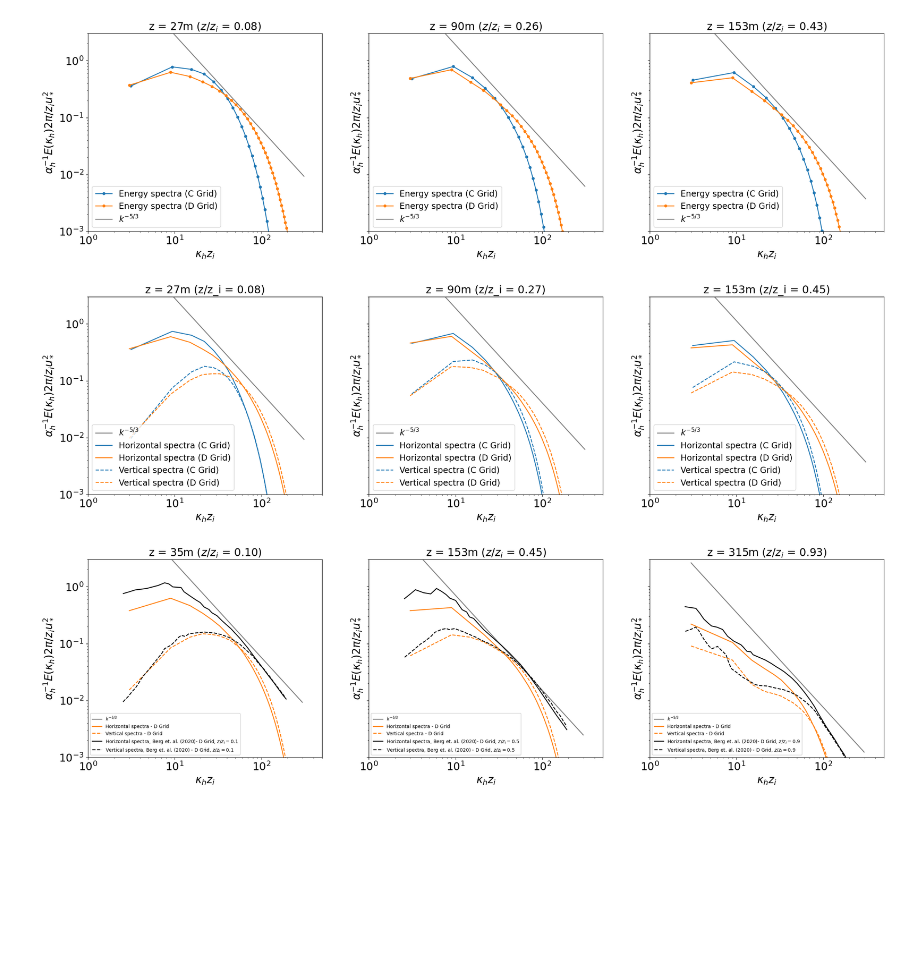
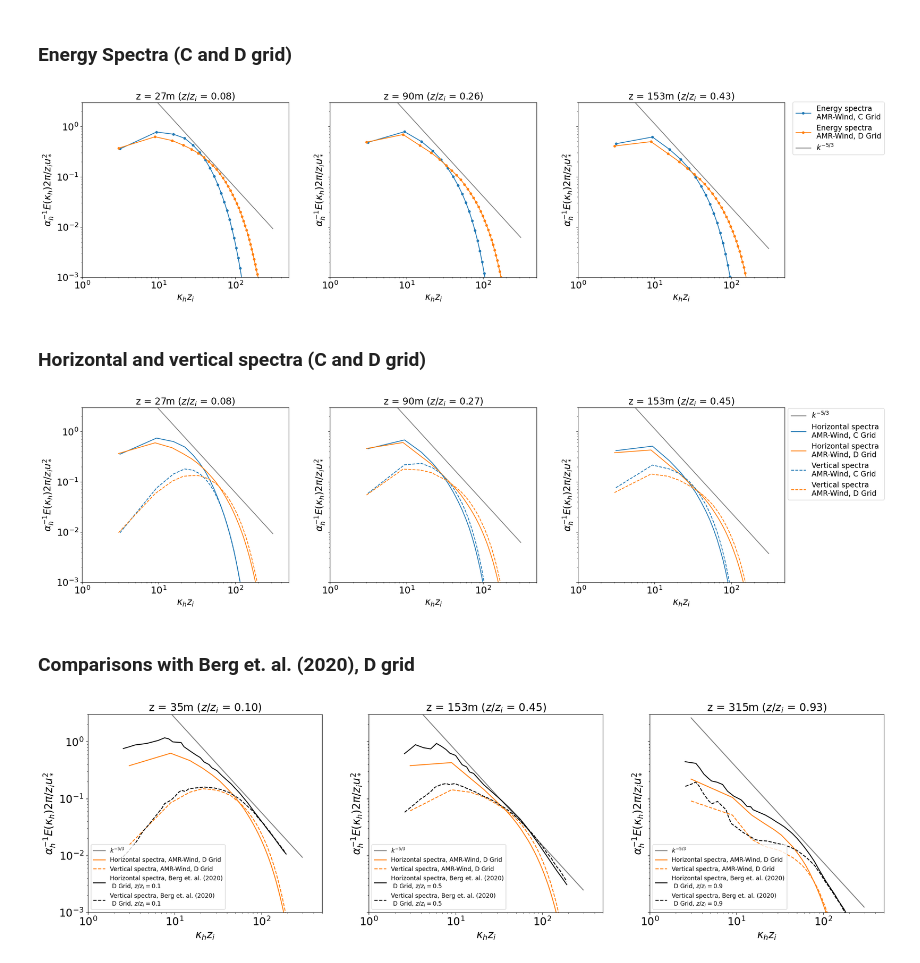
Before and after one commit to Exawind/exawind-benchmarks, a Jupyter notebook: amr-wind/atmospheric_boundary_layer/neutral/postprocessing/ABL_wavenumber_spectra.ipynb, the cells around one changed output. Saved outputs shown, nothing was run; the diff lists cells and outputs as text; code cells hidden in the pictures; blank space fills up the shorter version.

Commit message:
Minor updates to neutral ABL figures

```diff
--- a/amr-wind/atmospheric_boundary_layer/neutral/postprocessing/ABL_wavenumber_spectra.ipynb
+++ b/amr-wind/atmospheric_boundary_layer/neutral/postprocessing/ABL_wavenumber_spectra.ipynb
@@ -31,0 +34,34 @@ ah = 0.54 * (55/18) * a1d
+# %%
+# Run the driver
+fig, axs = plt.subplots(1,3,figsize=(8*3,6), dpi=125, sharey=True)
+fsize = 18
+s=12
+dfs_C = [df_27_C,df_90_C,df_153_C]
+zs = [27,90,153]
+fact = [0.0075,0.005,0.003]
+for axiter, ax in enumerate(axs):
+    plt.sca(ax)
+    df_C = dfs_C[axiter]
+    normz = zs[axiter]/zi_C
+    strz = f"{normz:.2f}"
+    ax.set_title('z = '+str(zs[axiter])+'m ($z/z_i$ = ' + strz + ')',fontsize=fsize)
+    Escaling_C =  2 * np.pi / (zi_C * ustar_C**2 * ah)
+    kscaling_C = zi_C
+
+    plt.xticks(fontsize=fsize)  # Set x tick label font size
+    plt.yticks(fontsize=fsize)  # Set y tick label font size
+
+    msize = 5
+    plt.loglog(kscaling_C * df_C['kmag'],fact[axiter]*df_C['kmag']**(-5/3),c='tab:gray',ls='-',label='$k^{-5/3}$')
+
+    plt.loglog(kscaling_C * df_C['kmag'],Escaling_C * df_C['energy'],c='tab:blue',label='Energy spectra\nAMR-Wind, C Grid',marker='o',markersize=msize,ls='-')
+    plt.loglog(kscaling_C * df_C['kmag'],Escaling_C * df_C['horiz'],c='tab:red',label='Horizontal spectra\nAMR-Wind, C Grid',marker='D',markersize=msize,ls='-.')
+    plt.loglog(kscaling_C * df_C['kmag'],Escaling_C * df_C['vertical'],c='tab:green',label='Vertical spectra\nAMR-Wind, C Grid',marker='s',markersize=msize,ls='--')
+
+    plt.ylabel("$\\alpha_h^{-1} E(\kappa_h)2\pi/z_i u_*^2$",fontsize =fsize)
+    plt.xlabel("$\kappa_h z_i$",fontsize=fsize)
+    if axiter == 2:
+        plt.legend(loc=4,fontsize=fsize-4,bbox_to_anchor=(1.5,0.55))
+
+    ax.set_xlim(1,500)
+    ax.set_ylim(0.001,3)
@@ -32,3 +70,5 @@ ah = 0.54 * (55/18) * a1d
+# %% [markdown]
+### Energy Spectra (C and D grid)
 # %%
 # Run the driver
 fig, axs = plt.subplots(1,3,figsize=(8*3,6), dpi=125, sharey=True)
@@ -43,37 +83,40 @@ for axiter, ax in enumerate(axs):
     plt.sca(ax)
     df_C = dfs_C[axiter]
     df_D = dfs_D[axiter]
     normz = zs[axiter]/zi_C
     normz_D = zs[axiter]/zi_D
     strz = f"{normz:.2f}"
     ax.set_title('z = '+str(zs[axiter])+'m ($z/z_i$ = ' + strz + ')',fontsize=fsize)
     #plt.scatter(df['kmag'],10**9 * df['kol'],c='k',s=s)
     #Escaling = 1.0 / (w**2)
     #Escaling = dkA / (w**2)
     #Escaling = dkA * 2 * np.pi / ( Lx * w**2)
     Escaling_C =  2 * np.pi / (zi_C * ustar_C**2 * ah)
     Escaling_D =  2 * np.pi / (zi_D * ustar_D**2 * ah)
     kscaling_C = zi_C
     kscaling_D = zi_D
 
     plt.xticks(fontsize=fsize)  # Set x tick label font size
     plt.yticks(fontsize=fsize)  # Set y tick label font size
 
     msize = 4
     #print(np.max(df['kmag']),np.max(df['kmag'])*zi)
-    plt.loglog(kscaling_C * df_C['kmag'],Escaling_C * df_C['energy'],c='tab:blue',label='Energy spectra (C Grid)',marker='o',markersize=msize)
+    plt.loglog(kscaling_C * df_C['kmag'],Escaling_C * df_C['energy'],c='tab:blue',label='Energy spectra\nAMR-Wind, C Grid',marker='o',markersize=msize)
 
-    plt.loglog(kscaling_D * df_D['kmag'],Escaling_D * df_D['energy'],c='tab:orange',label='Energy spectra (D Grid)',marker='o',markersize=msize)
+    plt.loglog(kscaling_D * df_D['kmag'],Escaling_D * df_D['energy'],c='tab:orange',label='Energy spectra\nAMR-Wind, D Grid',marker='o',markersize=msize)
 
     plt.loglog(kscaling_C * df_C['kmag'],fact[axiter]*df_C['kmag']**(-5/3),c='tab:gray',ls='-',label='$k^{-5/3}$')
     plt.ylabel("$\\alpha_h^{-1} E(\kappa_h)2\pi/z_i u_*^2$",fontsize =fsize)
     plt.xlabel("$\kappa_h z_i$",fontsize=fsize)
-    plt.legend(loc=3,fontsize=fsize-4)
+    if axiter == 2:
+        plt.legend(loc=4,fontsize=fsize-4,bbox_to_anchor=(1.5,0.68))
 
     ax.set_xlim(1,500)
     ax.set_ylim(0.001,3)
 # %% [output]
-[figure, old version]
+[figure, new version]
+# %% [markdown]
+### Horizontal and vertical spectra (C and D grid)
 # %%
 # Run the driver
 fig, axs = plt.subplots(1,3,figsize=(8*3,6), dpi=125, sharey=True)
@@ -103,20 +146,23 @@ for axiter, ax in enumerate(axs):
     msize = 4
     plt.loglog(kscaling_C * df_C['kmag'],fact[axiter]*df_C['kmag']**(-5/3),c='tab:gray',ls='-',label='$k^{-5/3}$')
 
-    plt.loglog(kscaling_C * df_C['kmag'],Escaling_C * df_C['horiz'],c='tab:blue',label='Horizontal spectra (C Grid)',ls='-')
-    plt.loglog(kscaling_D * df_D['kmag'],Escaling_D * df_D['horiz'],c='tab:orange',label='Horizontal spectra (D Grid)',ls='-')
+    plt.loglog(kscaling_C * df_C['kmag'],Escaling_C * df_C['horiz'],c='tab:blue',label='Horizontal spectra \nAMR-Wind, C Grid',ls='-')
+    plt.loglog(kscaling_D * df_D['kmag'],Escaling_D * df_D['horiz'],c='tab:orange',label='Horizontal spectra\nAMR-Wind, D Grid',ls='-')
 
-    plt.loglog(kscaling_C * df_C['kmag'],2 * Escaling_C * df_C['vertical'],c='tab:blue',label='Vertical spectra (C Grid)',ls='--')
-    plt.loglog(kscaling_D * df_D['kmag'],2 * Escaling_D * df_D['vertical'],c='tab:orange',label='Vertical spectra (D Grid)',ls='--')
+    plt.loglog(kscaling_C * df_C['kmag'],2 * Escaling_C * df_C['vertical'],c='tab:blue',label='Vertical spectra\nAMR-Wind, C Grid',ls='--')
+    plt.loglog(kscaling_D * df_D['kmag'],2 * Escaling_D * df_D['vertical'],c='tab:orange',label='Vertical spectra\nAMR-Wind, D Grid',ls='--')
 
     plt.ylabel("$\\alpha_h^{-1} E(\kappa_h)2\pi/z_i u_*^2$",fontsize =fsize)
     plt.xlabel("$\kappa_h z_i$",fontsize=fsize)
-    plt.legend(loc=3,fontsize=fsize-4)
+    if axiter == 2:
+        plt.legend(loc=4,fontsize=fsize-4,bbox_to_anchor=(1.5,0.45))
 
     ax.set_xlim(1,500)
     ax.set_ylim(0.001,3)
 # %% [output]
-[figure, old version]
+[figure, new version]
+# %% [markdown]
+### Comparisons with Berg et. al. (2020), D grid
 # %%
 #Load Berg Spectra
 berg_D_0p1_horiz     = pd.read_csv('../results/horiz_spectra_D_berg_0p1.csv')
@@ -156,17 +202,19 @@ for axiter, ax in enumerate(axs):
 
     msize = 4
     plt.loglog(kscaling_D * df_D['kmag'],fact[axiter]*df_D['kmag']**(-5/3),c='tab:gray',ls='-',label='$k^{-5/3}$')
-    plt.loglog(kscaling_D * df_D['kmag'],Escaling_D * df_D['horiz'],c='tab:orange',label='Horizontal spectra - D Grid',ls='-')
-    plt.loglog(kscaling_D * df_D['kmag'],2 * Escaling_D * df_D['vertical'],c='tab:orange',label='Vertical spectra - D Grid',ls='--')
+    plt.loglog(kscaling_D * df_D['kmag'],Escaling_D * df_D['horiz'],c='tab:orange',label='Horizontal spectra, AMR-Wind, D Grid',ls='-')
+    plt.loglog(kscaling_D * df_D['kmag'],2 * Escaling_D * df_D['vertical'],c='tab:orange',label='Vertical spectra, AMR-Wind, D Grid',ls='--')
 
-    plt.loglog(df_berg_horiz['X'],df_berg_horiz['Y'],c='k',label='Horizontal spectra, Berg et. al. (2020)- D Grid, $z/z_i=$' + str(berg_zizh[axiter]),ls='-')
-    plt.loglog(df_berg_vertical['X'],df_berg_vertical['Y'],c='k',label='Vertical spectra, Berg et. al. (2020) - D Grid, $z/z_i=$' + str(berg_zizh[axiter]),ls='--')
+    plt.loglog(df_berg_horiz['X'],df_berg_horiz['Y'],c='k',label='Horizontal spectra, Berg et. al. (2020)\n D Grid, $z/z_i=$' + str(berg_zizh[axiter]),ls='-')
+    plt.loglog(df_berg_vertical['X'],df_berg_vertical['Y'],c='k',label='Vertical spectra, Berg et. al. (2020)\n D Grid, $z/z_i=$' + str(berg_zizh[axiter]),ls='--')
 
     plt.ylabel("$\\alpha_h^{-1} E(\kappa_h)2\pi/z_i u_*^2$",fontsize =fsize)
     plt.xlabel("$\kappa_h z_i$",fontsize=fsize)
-    plt.legend(loc=3,fontsize=fsize-10)
+    plt.legend(loc=3,fontsize=fsize-8)
+    #if axiter == 2:
+    #    plt.legend(loc=4,fontsize=fsize-4,bbox_to_anchor=(1.5,0.35))
 
     ax.set_xlim(1,500)
     ax.set_ylim(0.001,3)
 # %% [output]
-[figure, old version]
+[figure, new version]
```
Also changed, not shown: parts of 2 cells of this notebook, 2 other files.
